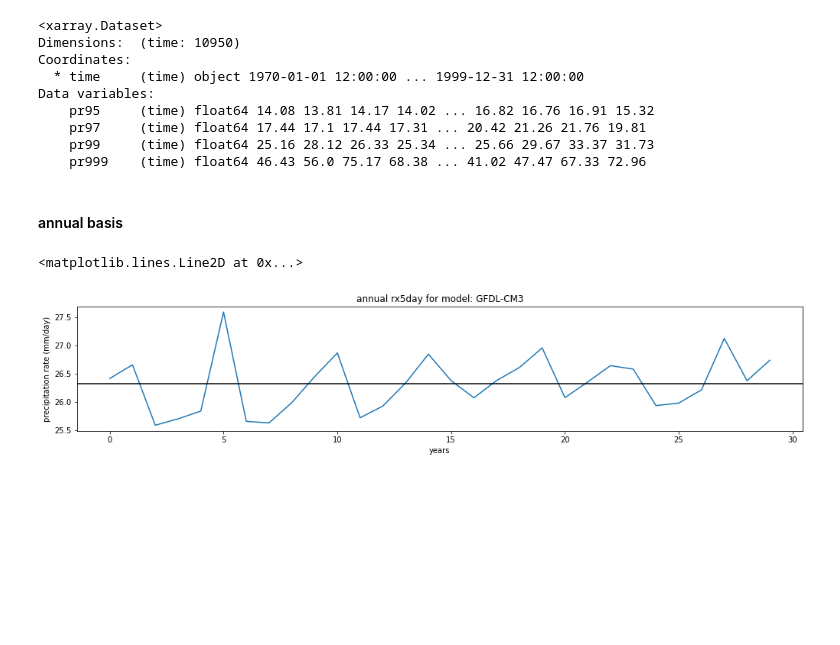
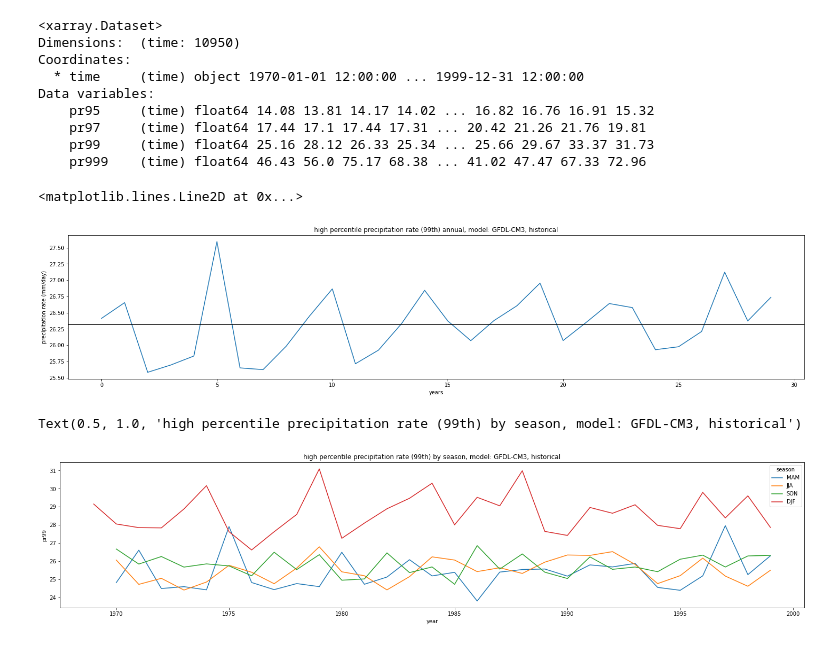
Before and after one commit to PBlackberg/phd, a Jupyter notebook: cmip5_scripts/pr_extremes.ipynb, the cells around one changed output. Drawn from its saved outputs; the diff is of its cells as text; code cells hidden in the pictures; blank space fills up the shorter version.

```diff
--- a/cmip5_scripts/pr_extremes.ipynb
+++ b/cmip5_scripts/pr_extremes.ipynb
@@ -30,12 +30,10 @@ from cmip5_metrics.funcs.vars.myFuncs import *
 from cmip5_metrics.funcs.vars.myPlots import *
 from cmip5_metrics.funcs.prFuncs import *
 from cmip5_metrics.funcs.aggFuncs import *
-#import constructed_fields
 
 import timeit
 
 switch = {
     'local_files': True,
     'nci_files': False,
-    'constructed_fields': False
 }
@@ -192,15 +157,13 @@ Data variables:
     pr999    (time) float64 46.43 56.0 75.17 68.38 ... 41.02 47.47 67.33 72.96
 # %%
 pr_percentile = pr_percentiles.pr99
-# %% [markdown]
-#### annual basis
 # %%
-plt.figure(figsize= (17,3))
+plt.figure(figsize= (25,5))
 plt.plot(pr_percentile.resample(time='Y').mean(dim='time'))
-plt.title('annual rx5day for model: ' + model)
+plt.title('high percentile precipitation rate ({}th) annual'.format('99') + ', model: ' + model + ', ' + experiment)
 plt.ylabel('precipitation rate (mm/day)')
 plt.xlabel('years')
 plt.axhline(y=pr_percentile.resample(time='Y').mean(dim='time').mean(dim='time'), color='k')
 # %% [output]
 <matplotlib.lines.Line2D at 0x...>
-[figure, old version]
+[figure, new version]
@@ -206,0 +191,6 @@ plt.axhline(y=pr_percentile.resample(time='Y').mean(dim='time').mean(dim='time')
+# %%
+pr_percentileSeason.plot(x='year', hue='season', figsize=(25,5))
+plt.title('high percentile precipitation rate ({}th) by season'.format('99') + ', model: ' + model + ', ' + experiment)
+# %% [output]
+Text(0.5, 1.0, 'high percentile precipitation rate (99th) by season, model: GFDL-CM3, historical')
+[figure, added]
```
Also changed, not shown: parts of 34 cells of this notebook, 14 other files.
